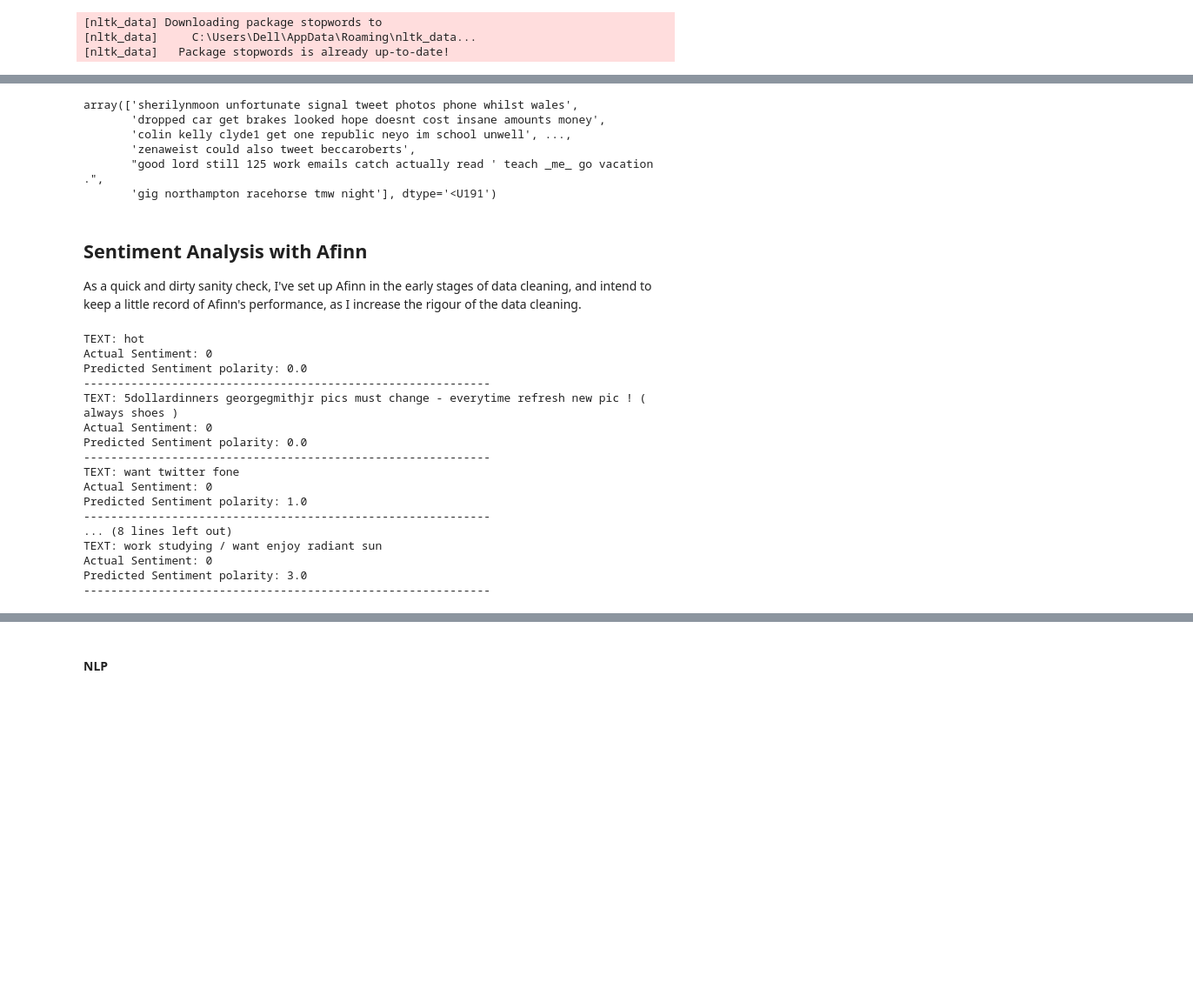
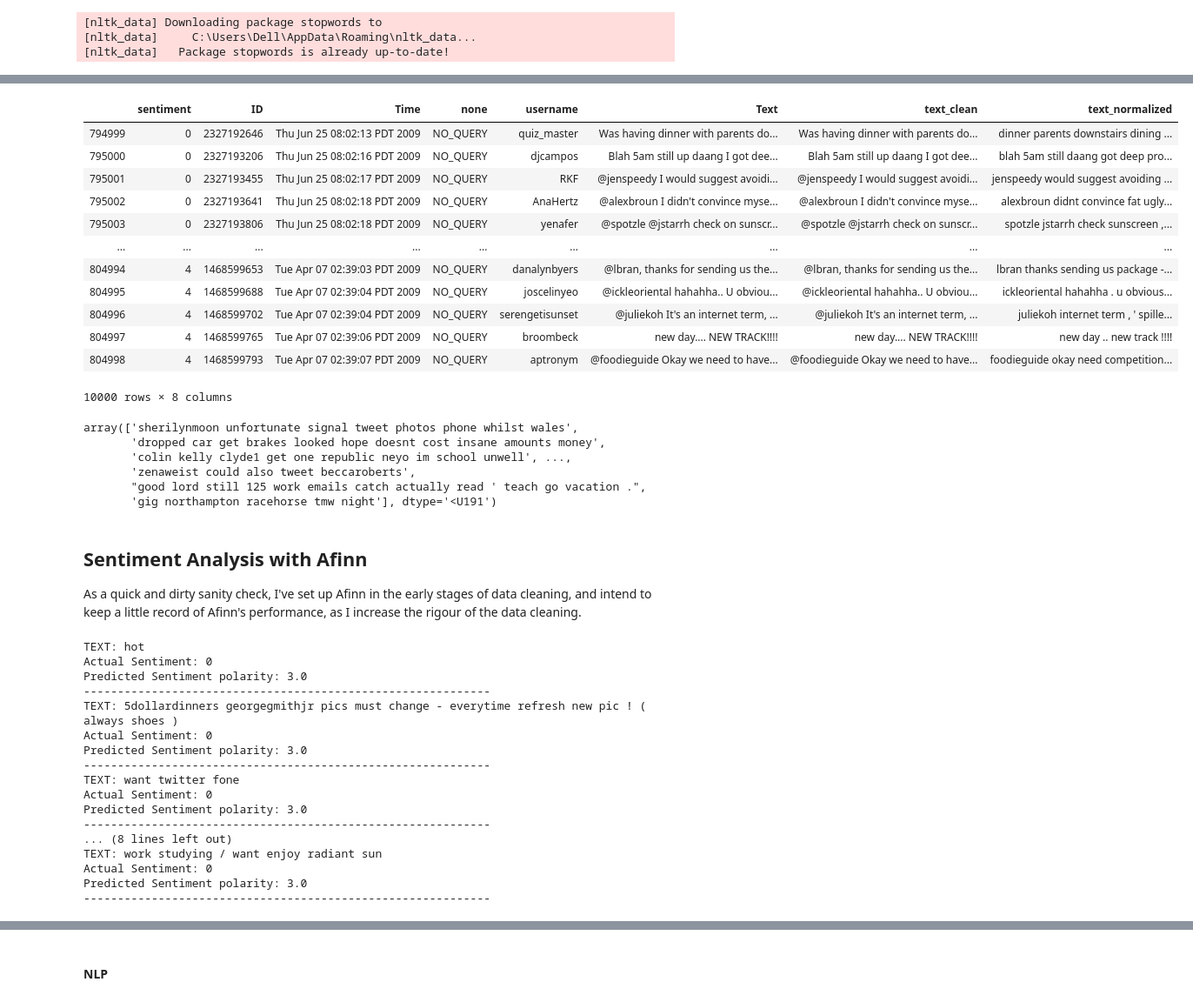
Before and after one commit to 3dspace/language-processing-lifecycle-fall2019, a Jupyter notebook: csml1010pgraydec9.ipynb, the cells around one changed output, grey strips where cells are left out. Shown: that part at 87% size. Saved outputs shown, nothing was run; the diff lists cells and outputs as text; code cells hidden in the pictures; blank space fills up the shorter version.

```diff
--- a/csml1010pgraydec9.ipynb
+++ b/csml1010pgraydec9.ipynb
@@ -191,3 +184,10 @@ def normalize_document(doc):
     return doc
 # %%
 normalize_corpus = np.vectorize(normalize_document)
+# %%
+df_sm["text_normalized"] = ''
+# %%
+for i, row in df_sm.iterrows():
+    if i % 1000 == 0:
+            print('processed:'.format(i), i)
+    df_sm.at[i, "text_normalized"] = normalize_corpus(row.text_clean)
@@ -194,5 +205,21 @@ normalize_corpus = np.vectorize(normalize_document)
+# %%
+df_sm
+# %% [output]
+|  | sentiment | ID | Time | none | username | Text | text_clean | text_normalized |
+| 794999 | 0 | 2327192646 | Thu Jun 25 08:02:13 PDT 2009 | NO_QUERY | quiz_master | Was having dinner with parents do... | Was having dinner with parents do... | dinner parents downstairs dining ... |
+| 795000 | 0 | 2327193206 | Thu Jun 25 08:02:16 PDT 2009 | NO_QUERY | djcampos | Blah 5am still up daang I got dee... | Blah 5am still up daang I got dee... | blah 5am still daang got deep pro... |
+| 795001 | 0 | 2327193455 | Thu Jun 25 08:02:17 PDT 2009 | NO_QUERY | RKF | @jenspeedy I would suggest avoidi... | @jenspeedy I would suggest avoidi... | jenspeedy would suggest avoiding ... |
+| 795002 | 0 | 2327193641 | Thu Jun 25 08:02:18 PDT 2009 | NO_QUERY | AnaHertz | @alexbroun I didn't convince myse... | @alexbroun I didn't convince myse... | alexbroun didnt convince fat ugly... |
+| 795003 | 0 | 2327193806 | Thu Jun 25 08:02:18 PDT 2009 | NO_QUERY | yenafer | @spotzle @jstarrh check on sunscr... | @spotzle @jstarrh check on sunscr... | spotzle jstarrh check sunscreen ,... |
+| ... | ... | ... | ... | ... | ... | ... | ... | ... |
+| 804994 | 4 | 1468599653 | Tue Apr 07 02:39:03 PDT 2009 | NO_QUERY | danalynbyers | @lbran, thanks for sending us the... | @lbran, thanks for sending us the... | lbran thanks sending us package -... |
+| 804995 | 4 | 1468599688 | Tue Apr 07 02:39:04 PDT 2009 | NO_QUERY | joscelinyeo | @ickleoriental hahahha.. U obviou... | @ickleoriental hahahha.. U obviou... | ickleoriental hahahha . u obvious... |
+| 804996 | 4 | 1468599702 | Tue Apr 07 02:39:04 PDT 2009 | NO_QUERY | serengetisunset | @juliekoh It's an internet term, ... | @juliekoh It's an internet term, ... | juliekoh internet term , ' spille... |
+| 804997 | 4 | 1468599765 | Tue Apr 07 02:39:06 PDT 2009 | NO_QUERY | broombeck | new day.... NEW TRACK!!!! | new day.... NEW TRACK!!!! | new day .. new track !!!! |
+| 804998 | 4 | 1468599793 | Tue Apr 07 02:39:07 PDT 2009 | NO_QUERY | aptronym | @foodieguide Okay we need to have... | @foodieguide Okay we need to have... | foodieguide okay need competition... |
+10000 rows × 8 columns
 # %%
-texts = np.array(df['Text'])
+texts = np.array(df['selftext_clean'])
 norm_texts = texts[40000:60000]
 normalized_texts = normalize_corpus(norm_texts)
 normalized_texts
@@ -201,7 +228,7 @@ array(['sherilynmoon unfortunate signal tweet photos phone whilst wales',
        'dropped car get brakes looked hope doesnt cost insane amounts money',
        'colin kelly clyde1 get one republic neyo im school unwell', ...,
        'zenaweist could also tweet beccaroberts',
-       "good lord still 125 work emails catch actually read ' teach _me_ go vacation .",
+       "good lord still 125 work emails catch actually read ' teach go vacation .",
        'gig northampton racehorse tmw night'], dtype='<U191')
 # %% [markdown]
 ## Sentiment Analysis with Afinn
@@ -223,23 +250,23 @@ test_texts = texts[40000:60000]
 test_sentiments = sentiments[40000:60000]
 sample_review_ids = [5626, 3533, 6010, 123, 2654, 4000]
 # %%
-for Text, sentiment in zip(normalized_texts[sample_review_ids], test_sentiments[sample_review_ids]):
-    print('TEXT:', Text)
+for selftext_clean, sentiment in zip(normalized_texts[sample_review_ids], test_sentiments[sample_review_ids]):
+    print('TEXT:', selftext_clean)
     print('Actual Sentiment:', sentiment)
     print('Predicted Sentiment polarity:', afn.score(Text))
     print('-'*60)
 # %% [output]
 TEXT: hot
 Actual Sentiment: 0
-Predicted Sentiment polarity: 0.0
+Predicted Sentiment polarity: 3.0
 ------------------------------------------------------------
 TEXT: 5dollardinners georgegmithjr pics must change - everytime refresh new pic ! ( always shoes )
 Actual Sentiment: 0
-Predicted Sentiment polarity: 0.0
+Predicted Sentiment polarity: 3.0
 ------------------------------------------------------------
 TEXT: want twitter fone
 Actual Sentiment: 0
-Predicted Sentiment polarity: 1.0
+Predicted Sentiment polarity: 3.0
 ------------------------------------------------------------
 ... (8 lines left out)
 TEXT: work studying / want enjoy radiant sun
```
Also changed, not shown: parts of 19 cells of this notebook.
